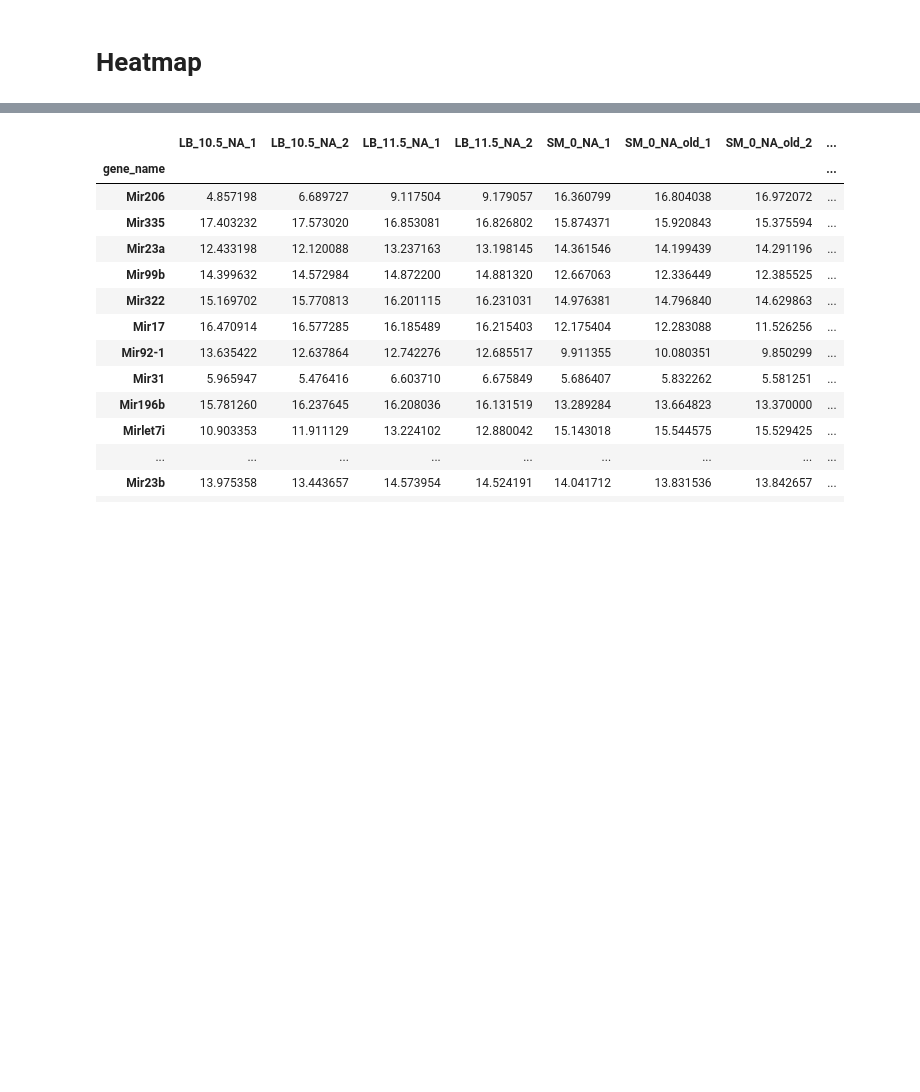
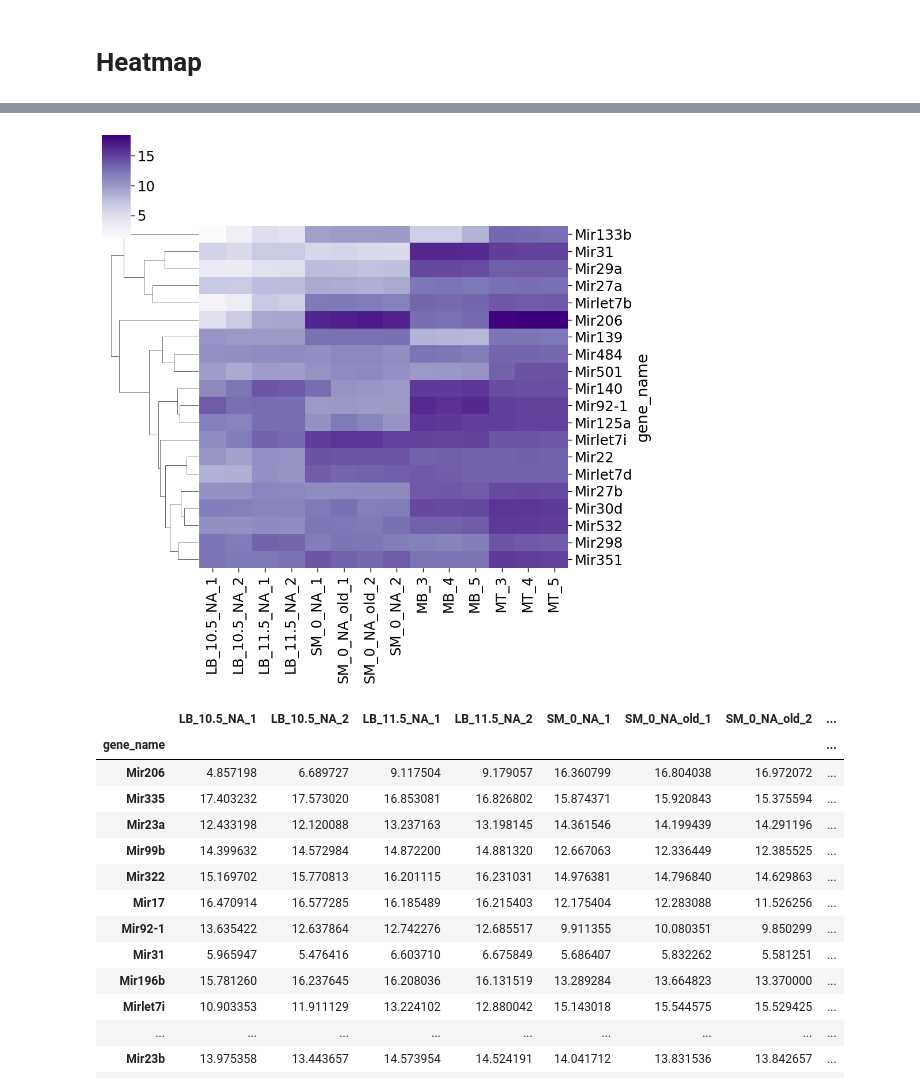
Before and after one commit to maroonApricot/cosmos-project, a Jupyter notebook: pcaheatmap.ipynb, the cells around one changed output, grey strips where cells are left out. Saved outputs shown, nothing was run; the diff lists cells and outputs as text; code cells hidden in the pictures; blank space fills up the shorter version.

```diff
--- a/pcaheatmap.ipynb
+++ b/pcaheatmap.ipynb
@@ -166,3 +136,12 @@ df = merged_df.copy(deep=True)
 df = df.merge(annot, left_index=True, right_on='gene_id')
 df = df.set_index(df["gene_name"])
 df = df.drop(columns=['gene_id', 'gene_name'])
+# %%
+merged_df = df.copy(deep=True)
+# %%
+new_genes = []
+for gene in top_genes_pc1[0:20].tolist():
+    conversion = annot[["gene_name", "gene_id"]][annot["gene_id"] == gene]
+    new_genes.append(conversion["gene_name"].iloc[0])
+# %%
+pc1_df = merged_df[merged_df.index.isin(new_genes)]
@@ -169,3 +169,12 @@ df = df.drop(columns=['gene_id', 'gene_name'])
+# %%
+#ermmmm i dont think we're gonna use this heatmap :D
+pc1_df = np.log2(pc1_df + 1)
+ax = sns.clustermap(data=pc1_df, cmap="Purples",col_cluster=False)
+
+output_file = "plots/heatmap_pc1.png"
+plt.savefig(output_file, dpi=300)
+# %% [output]
+[figure, added]
 # %%
 merged_df = df.copy(deep=True)
 # %%
```
Also changed, not shown: parts of 7 cells of this notebook, 23 other files.
